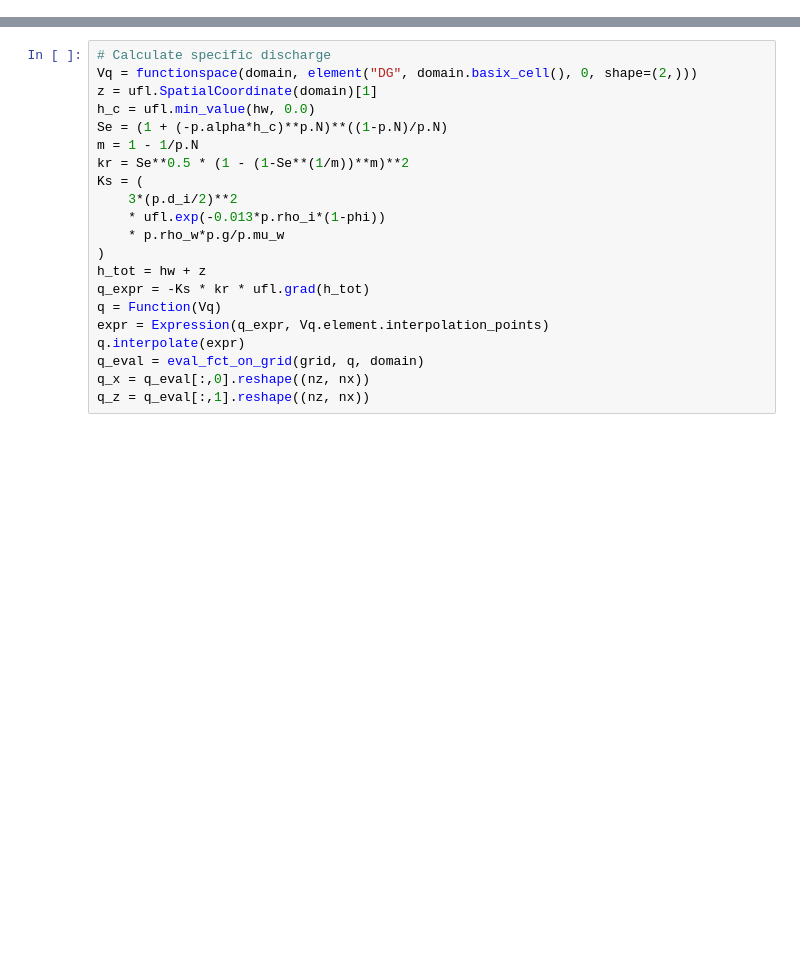
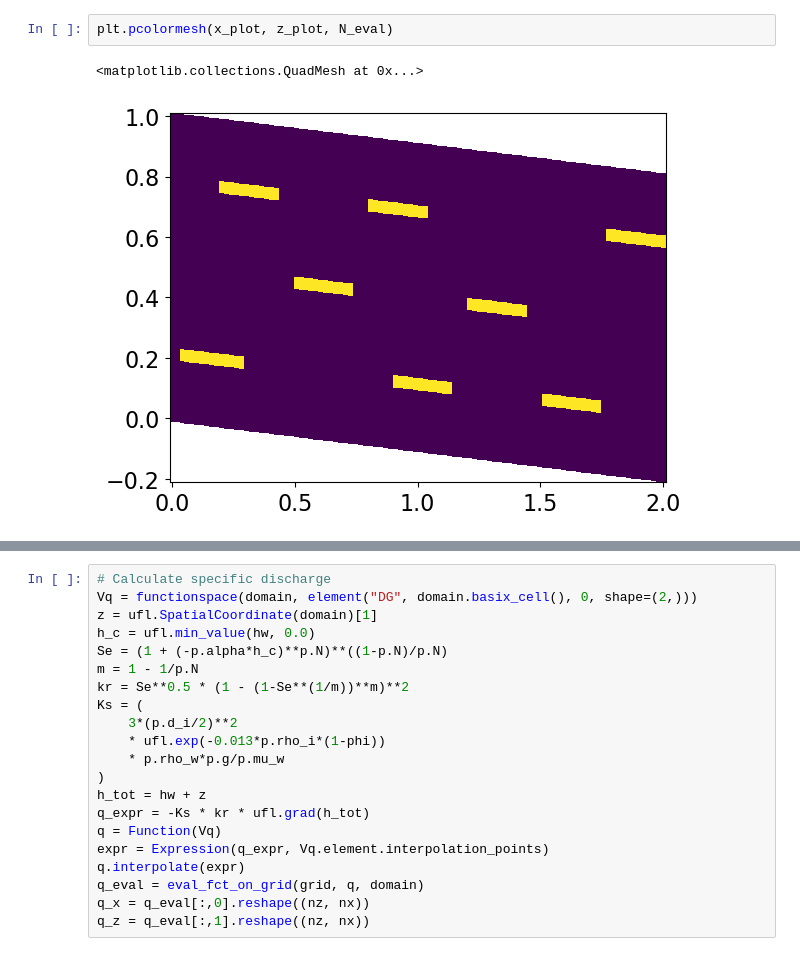
Before and after one commit to lannika-ut/Masterarbeit, a Jupyter notebook: view_solutions_nonisothermal.ipynb, the cells around one changed output, grey strips where cells are left out. Drawn from its saved outputs; the diff is of its cells as text; blank space fills up the shorter version.

```diff
--- a/view_solutions_nonisothermal.ipynb
+++ b/view_solutions_nonisothermal.ipynb
@@ -67,6 +109,11 @@ def Se(h_c, alpha, N):
 if layered:
     alpha_eval = eval_fct_on_grid(grid, p.alpha, domain).reshape((nz, nx))
     N_eval = eval_fct_on_grid(grid, p.N, domain).reshape((nz, nx))
+# %%
+plt.pcolormesh(x_plot, z_plot, N_eval)
+# %% [output]
+<matplotlib.collections.QuadMesh at 0x...>
+[figure, added]
 # %%
 len(data_Annika["times"])
 # %% [output]
```
Also changed, not shown: parts of 6 cells of this notebook, 7 other files.
